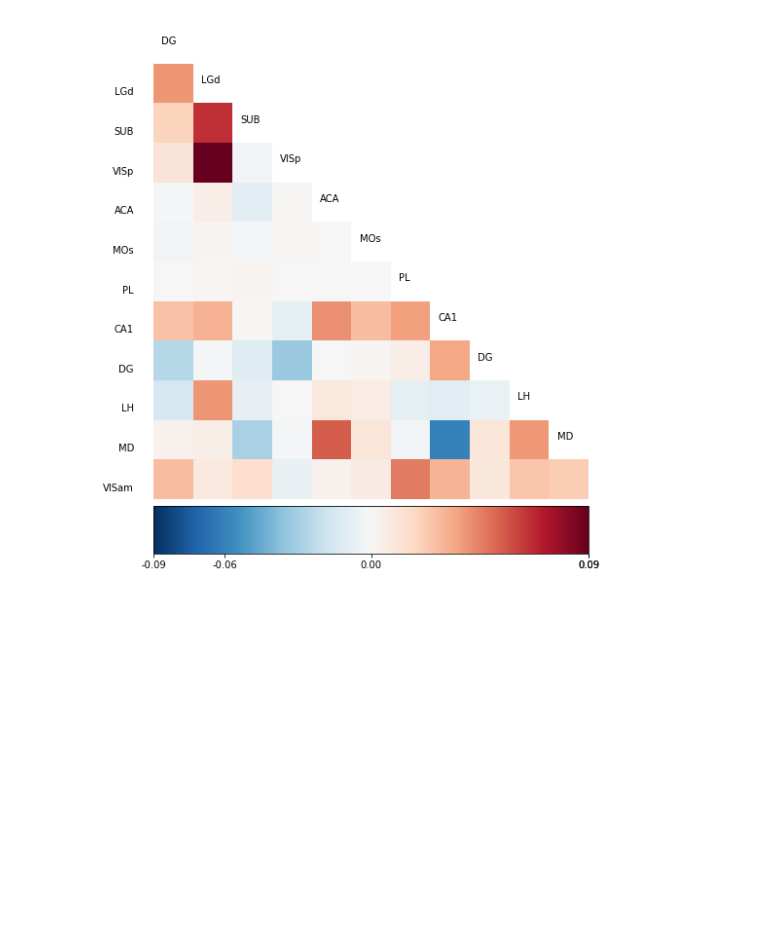
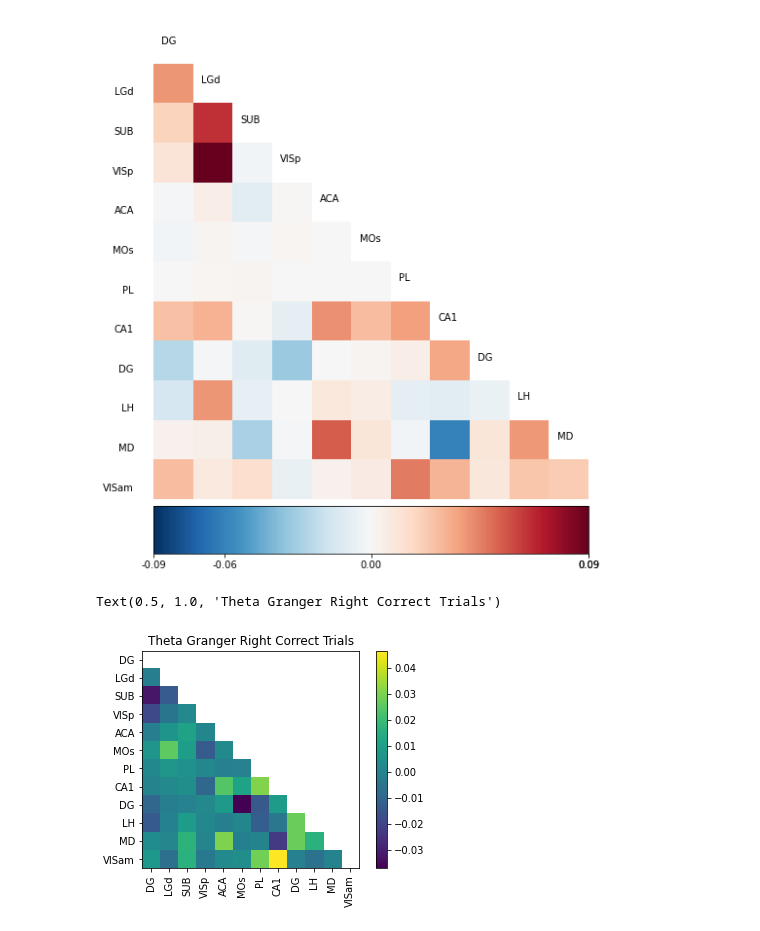
Before and after one commit to kayteeflick/nma_cn_flow_state, a Jupyter notebook: template.ipynb, the cells around one changed output. Cells and saved outputs as stored; diff of their text form; code cells hidden in the pictures; blank space fills up the shorter version.

Commit message:
Added granger causality analysis to the script

```diff
--- a/template.ipynb
+++ b/template.ipynb
@@ -909,3 +909,15 @@ fig01 = drawmatrix_channels(np.transpose(g2_corr), labels, size=[10., 10.], colo
 fig02 = drawmatrix_channels(np.transpose(g2_incorr), labels, size=[10., 10.], color_anchor=0)
 # %% [output]
 [figure]
+# %%
+#@title visualizing normal way
+positions = (0,1, 2, 3,4,5,6,7,8,9,10,11)
+labels = session11['brain_area_lfp']
+plt.xticks(positions, labels,rotation = 'vertical')
+plt.yticks(positions, labels)
+plt.imshow(np.transpose(g2_corr))
+plt.colorbar()
+plt.title('Theta Granger Right Correct Trials')
+# %% [output]
+Text(0.5, 1.0, 'Theta Granger Right Correct Trials')
+[figure, added]
```
Also changed, not shown: parts of 2 cells of this notebook.
